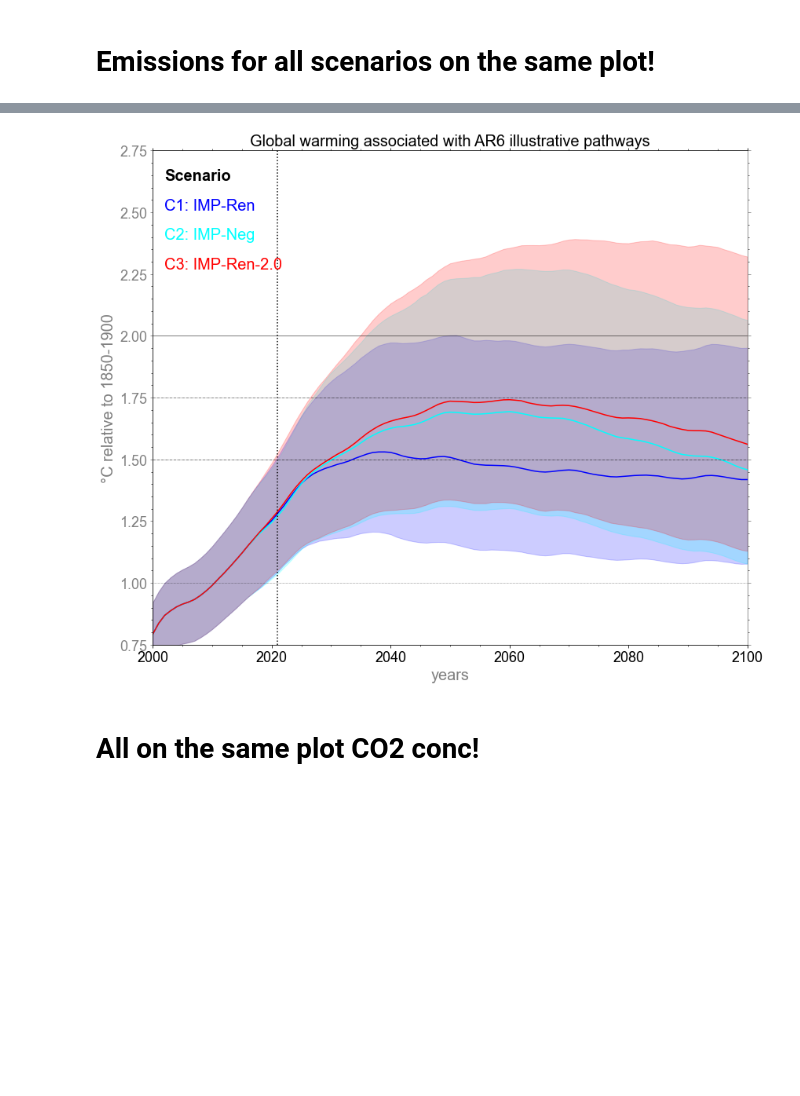
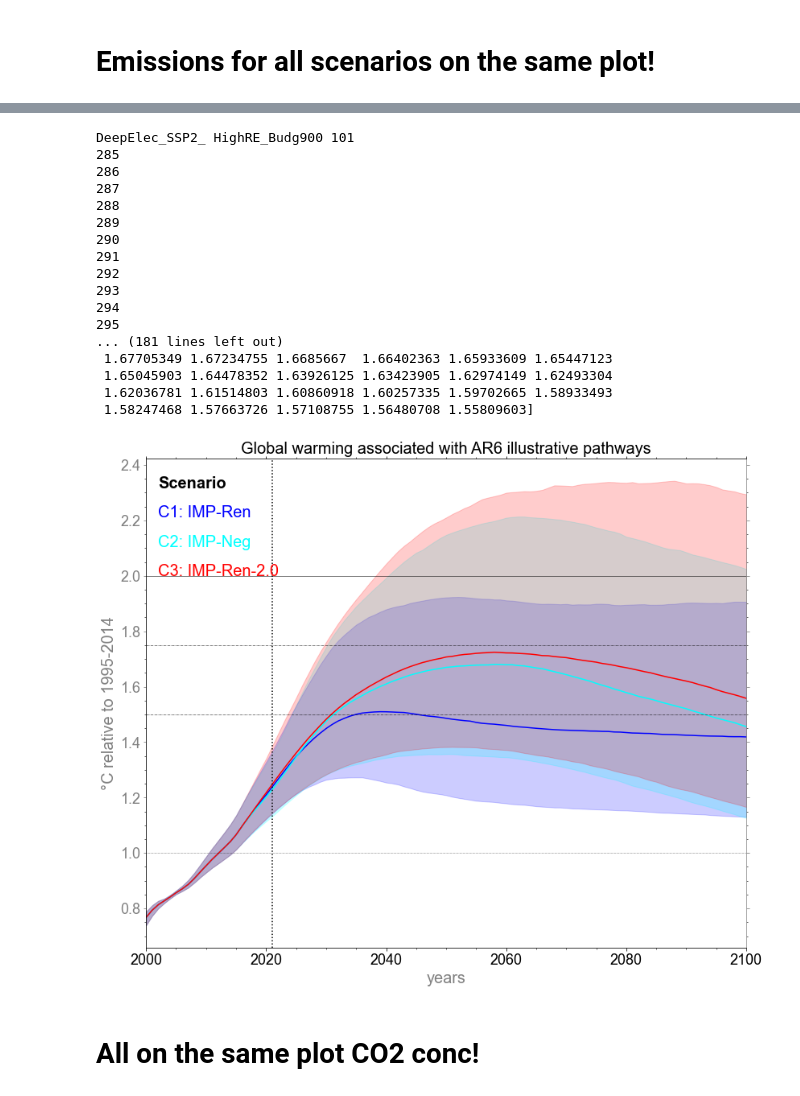
Before and after one commit to camillamathison/FaIR-Spice, a Jupyter notebook: notebooks/run-fair-ar6-illusPath-overshoot-emis.ipynb, the cells around one changed output, grey strips where cells are left out. Drawn from its saved outputs; the diff is of its cells as text; code cells hidden in the pictures; blank space fills up the shorter version.

```diff
--- a/notebooks/run-fair-ar6-illusPath-overshoot-emis.ipynb
+++ b/notebooks/run-fair-ar6-illusPath-overshoot-emis.ipynb
@@ -449,0 +535,19 @@ pl.savefig('../plots/overshoot_illusPathways_scenarios_co2e.png', dpi=500, trans
+# %%
+fig, ax = pl.subplots(figsize=(14, 12))
+ax.text(0.78, 0.96, 'Scenarios', fontweight='bold', fontsize=22, transform=ax.transAxes)
+for i, scenario in enumerate(scenarios):
+    #ax.plot(np.arange(2000, 2101), totghg[250:351], color=colors[scenario], label=labels[scenario])
+    ax.plot(np.arange(2000, 2101), scen_co2e[scenario][250:351], color=colors[scenario],linewidth=3, label=labels[scenario])
+    #ax.plot(np.arange(2000, 2101), scen_co2e[scenario][250:351], color=colors[scenario], linestyle='--')
+    ax.text(0.78, 0.9-0.06*i, labels[scenario], color=colors[scenario], transform=ax.transAxes, fontsize=20)
+    #ax.legend('upper right')
+
+#ax.legend(handles=[fossil_line, afolu_line], loc='lower left',  fontsize=20, frameon=False)
+ax.set_ylabel('Emissions GtCO2e/yr', fontsize='20');
+ax.set_xlabel('Year', fontsize='20')
+ax.set_title(r'Kyoto Emissions for each of the AR6 illustrative pathways',fontsize=20);
+ax.set_xlim(2000, 2100)
+#ax.set_ylim(-10,20)
+pl.axvline(2021, ls=':', color='k')
+pl.grid()
+pl.savefig('../plots/overshoot_illusPathways_scenarios_emissions_KyotoCO2e_ar6gwp100.png', dpi=500, transparent=False)
@@ -486,44 +597,70 @@ from matplotlib import ticker
 # %%
 #scenarios = ['zero', 'constant_forcing', 'constant_emissions', 'infrastructure', 'scenario']
 #scenarios = ['ssp119',  'ssp126', 'ssp245', 'ssp370', 'ssp434', 'ssp585']
-
+# Removed the 1995-2014 mean and added the observed warming of 0.85 onto this
 fig, ax = pl.subplots(figsize=(12, 10))
 ax.tick_params(axis='both', which='major', labelsize=18)
 ax.tick_params(axis='both', which='minor', labelsize=18)
 ax.text(0.02, 0.94, 'Scenario', fontweight='bold', fontsize=20, transform=ax.transAxes)
 for i, scenario in enumerate(scenarios):
     ax.fill_between(np.arange(2000,2101),
-                    np.percentile(results_out[scenario]['temp'][250:351,:] , 5, axis=1),
-                    np.percentile(results_out[scenario]['temp'][250:351,:] , 95, axis=1),
+                    np.percentile(results_out[scenario]['temp_2'][250:351,:]+0.85 , 5, axis=1),
+                    np.percentile(results_out[scenario]['temp_2'][250:351,:]+0.85 , 95, axis=1),
                     color=colors[scenario], alpha=0.2)
-    ax.plot(np.arange(2000, 2101), np.median(results_out[scenario]['temp'][250:351,:] , axis=1), color=colors[scenario], label=labels[scenario])
+    ax.plot(np.arange(2000, 2101), np.median(results_out[scenario]['temp_2'][250:351,:]+0.85 , axis=1), color=colors[scenario], label=labels[scenario])
     ax.text(0.02, 0.88-0.06*i, labels[scenario], color=colors[scenario], transform=ax.transAxes, fontsize=20)
 #ax.legend(fontsize=10);
 ax.set_title('Global warming associated with AR6 illustrative pathways', fontsize=20);
 ax.set_xlim(2000, 2100)
 #ax.set_ylim(-0.5, 1.5)
 
 from matplotlib import ticker
 
 #ax1 = ax.twinx()
-positions = np.arange(0.75, 2.76, 0.25)
-ax.yaxis.set_major_locator(ticker.FixedLocator(positions))
+#positions = np.arange(0.75, 2.76, 0.25)
+#ax.yaxis.set_major_locator(ticker.FixedLocator(positions))
 
-ax.set_ylim(0.75,2.75)
+#ax.set_ylim(0.75,2.75)
 ax.spines['right'].set_color('gray')
 ax.tick_params(axis='y', colors='gray')
-ax.set_ylabel('°C relative to 1850-1900', color='gray',fontsize=20)
+ax.set_ylabel('°C relative to 1995-2014', color='gray',fontsize=20)
 ax.set_xlabel('years', color='gray',fontsize=20)
 pl.axvline(2021, ls=':', color='k')
 
 ax.axhline(1, ls=':', color='k', lw=0.5)
 ax.axhline(1.5, ls='-.', color='k', lw=0.5)
 ax.axhline(1.75, ls='-.', color='k', lw=0.5)
 ax.axhline(2.0, ls='-', color='k', lw=0.5)
 fig.tight_layout()
-pl.savefig('../plots/overshoot_illusPathways_scenarios_temp.png', dpi=500, transparent=False)
+pl.savefig('../plots/overshoot_illusPathways_scenarios_temp_1995_2014.png', dpi=500, transparent=False)
+
+for scenario in scenarios:
+    print(scenario, len(np.median(results_out[scenario]['temp_2'][250:351,:]+0.85 , axis=1)))
+    #print(np.median(results_out[scenario]['temp_2'][250:351,:]+0.85 , axis=1))
+    for i in np.arange(101):
+        if (np.median(results_out[scenario]['temp_2'][250+i:250+i+1,:]+0.85 , axis=1))>=1.5:
+            print (250+i)
+
+    #print(scenario, np.median(results_out[scenario]['temp_2'][250:351,:]+0.85 , axis=1))
 # %% [output]
+DeepElec_SSP2_ HighRE_Budg900 101
+285
+286
+287
+288
+289
+290
+291
+292
+293
+294
+295
+... (181 lines left out)
+ 1.67705349 1.67234755 1.6685667  1.66402363 1.65933609 1.65447123
+ 1.65045903 1.64478352 1.63926125 1.63423905 1.62974149 1.62493304
+ 1.62036781 1.61514803 1.60860918 1.60257335 1.59702665 1.58933493
+ 1.58247468 1.57663726 1.57108755 1.56480708 1.55809603]
-[figure, old version]
+[figure, new version]
 # %% [markdown]
 # All on the same plot CO2 conc!
 # %%
```
Also changed, not shown: parts of 13 cells of this notebook, 1 other file.
